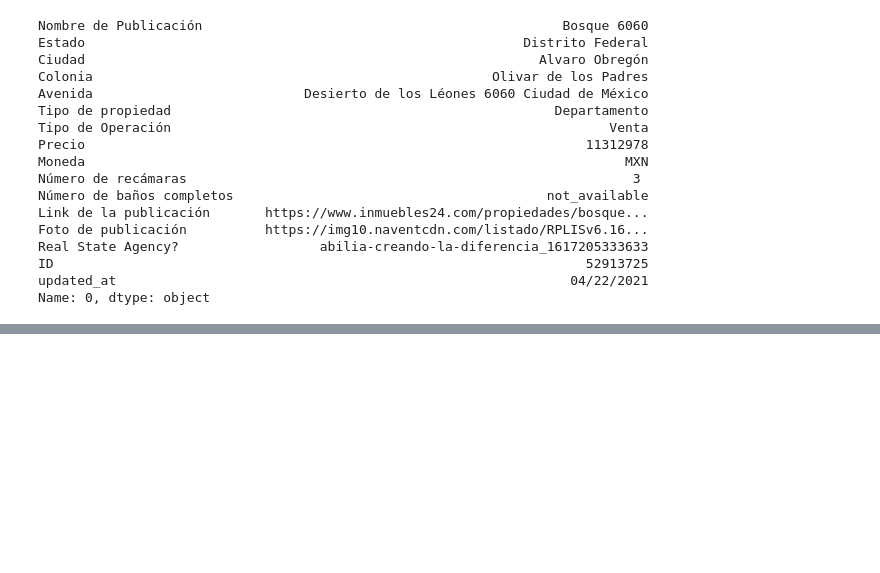
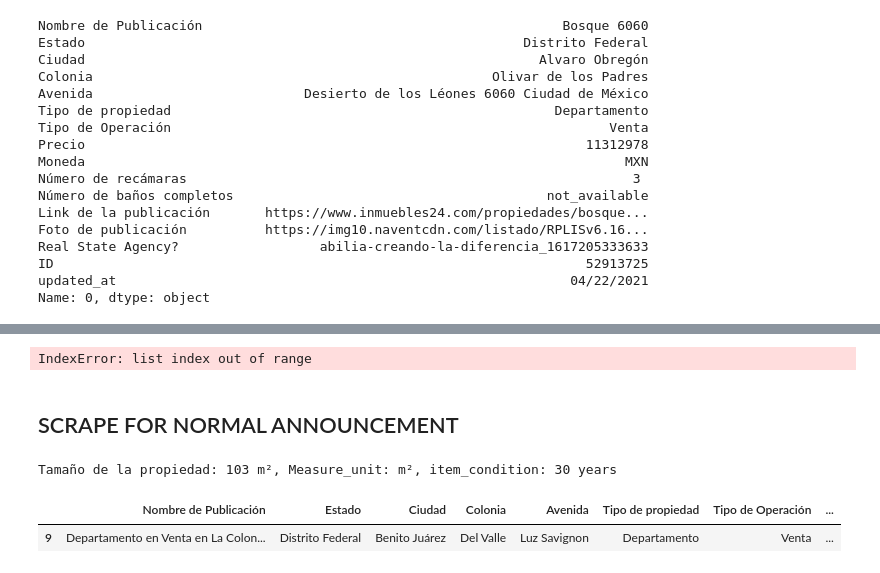
Before and after one commit to trezeget-1/meli_project, a Jupyter notebook: Inmuebles 24 - Scrape.ipynb, the cells around one changed output, grey strips where cells are left out. Saved outputs shown, nothing was run; the diff lists cells and outputs as text; code cells hidden in the pictures; blank space fills up the shorter version.

```diff
--- a/Inmuebles 24 - Scrape.ipynb
+++ b/Inmuebles 24 - Scrape.ipynb
@@ -854,0 +1019,8 @@ browser.quit()
+# %%
+#Desarrollo Ad
+
+soup.find_all('h3', class_ = 'status-title')[0].get_text()
+# %% [output]
+IndexError: list index out of range
+# %% [markdown]
+## SCRAPE FOR NORMAL ANNOUNCEMENT
@@ -854,0 +1034,40 @@ browser.quit()
+# %%
+ad_icon_features = soup.find_all('li', class_ = 'icon-feature')
+
+for x in range(len(ad_icon_features)):
+    feature = ad_icon_features[x].get_text(strip = True).replace('\n' , ' ').replace('\t' , '')
+
+#     print(feature)
+
+    if 'Terreno' in feature:
+        land_size = feature.split(" ")[0]
+        land_size = int(land_size)
+
+        land_size_unit_of_measurement = feature.split(" ")[2]
+
+    if 'Construido' in feature:
+        total_area_meters = feature.split(" ")[0]
+        total_area_meters = int(total_area_meters)
+
+        total_area_meters_unit_of_measurement = feature.split(" ")[2]
+
+    if 'Antigüedad' in feature:
+        item_condition = feature.split(" ")[0]
+
+
+if total_area_meters >= land_size:
+    property_meters_size = total_area_meters
+    property_measure_unit = total_area_meters_unit_of_measurement
+
+elif land_size > total_area_meters:
+    property_meters_size = land_size
+    property_measure_unit = land_size_unit_of_measurement
+
+print(f'Tamaño de la propiedad: {property_meters_size} m², Measure_unit: {property_measure_unit}, item_condition: {item_condition} years')
+# %% [output]
+Tamaño de la propiedad: 103 m², Measure_unit: m², item_condition: 30 years
+# %%
+inmuebles_24_full_df.loc[inmuebles_24_full_df['ID'] == 60006486]
+# %% [output]
+|  | Nombre de Publicación | Estado | Ciudad | Colonia | Avenida | Tipo de propiedad | Tipo de Operación | ... |
+| 9 | Departamento en Venta en La Colon... | Distrito Federal | Benito Juárez | Del Valle | Luz Savignon | Departamento | Venta | ... |
```
Also changed, not shown: parts of 22 cells of this notebook.
